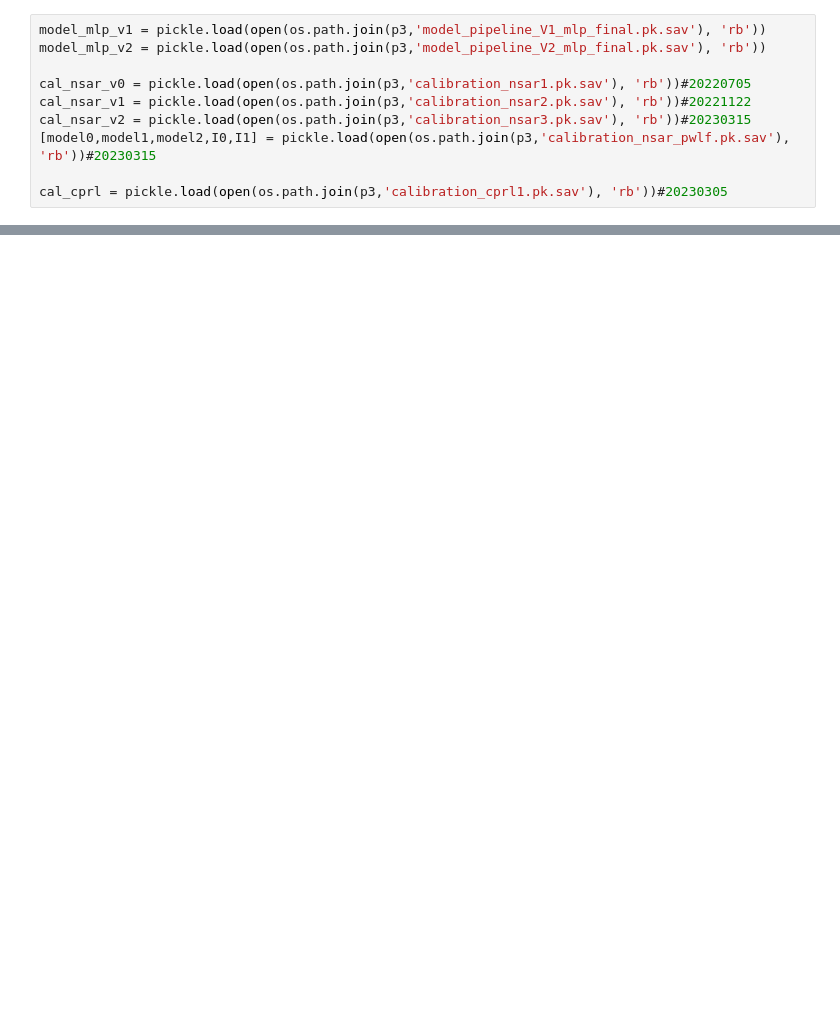
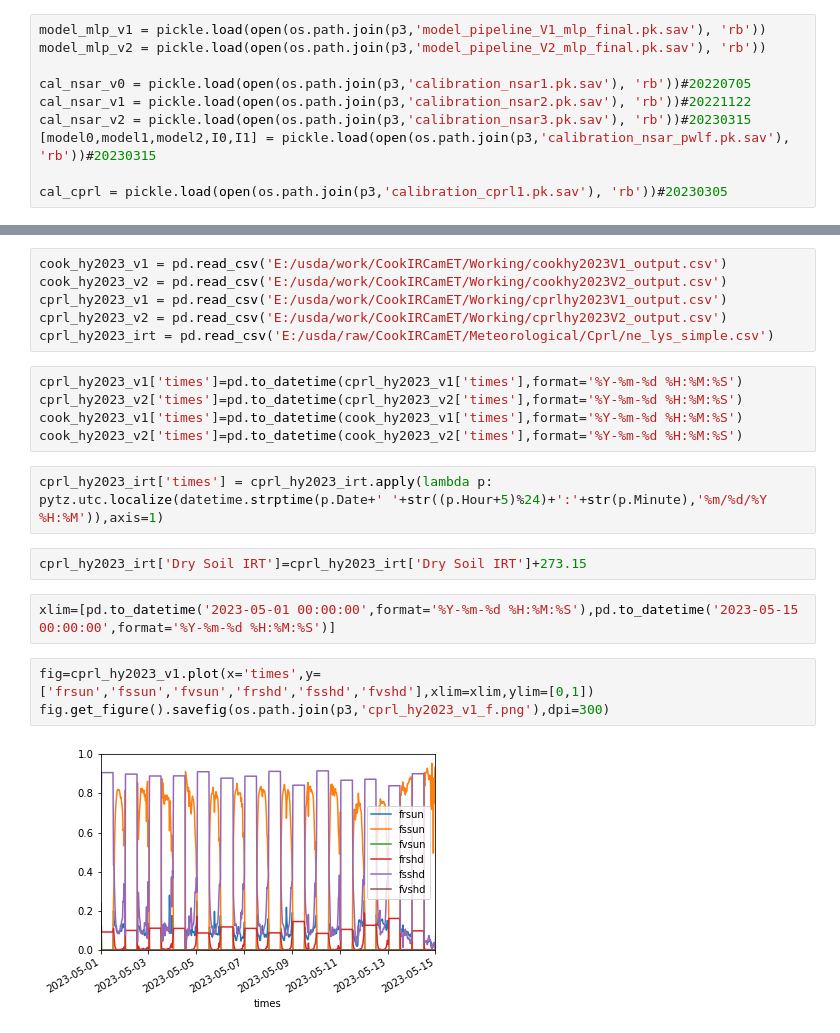
Before and after one commit to cafltar/CookIRCamET, a Jupyter notebook: label_imgs_paper.ipynb, the cells around one changed output, grey strips where cells are left out. Drawn from its saved outputs; the diff is of its cells as text; blank space fills up the shorter version.

```diff
--- a/label_imgs_paper.ipynb
+++ b/label_imgs_paper.ipynb
@@ -405,0 +373,22 @@ df.plot(x='times',y=['Trsun','Tssun','Tvsun','Trshd','Tsshd','Tvshd'],ylim=[240,
+# %%
+cook_hy2023_v1 = pd.read_csv('E:/usda/work/CookIRCamET/Working/cookhy2023V1_output.csv')
+cook_hy2023_v2 = pd.read_csv('E:/usda/work/CookIRCamET/Working/cookhy2023V2_output.csv')
+cprl_hy2023_v1 = pd.read_csv('E:/usda/work/CookIRCamET/Working/cprlhy2023V1_output.csv')
+cprl_hy2023_v2 = pd.read_csv('E:/usda/work/CookIRCamET/Working/cprlhy2023V2_output.csv')
+cprl_hy2023_irt = pd.read_csv('E:/usda/raw/CookIRCamET/Meteorological/Cprl/ne_lys_simple.csv')
+# %%
+cprl_hy2023_v1['times']=pd.to_datetime(cprl_hy2023_v1['times'],format='%Y-%m-%d %H:%M:%S')
+cprl_hy2023_v2['times']=pd.to_datetime(cprl_hy2023_v2['times'],format='%Y-%m-%d %H:%M:%S')
+cook_hy2023_v1['times']=pd.to_datetime(cook_hy2023_v1['times'],format='%Y-%m-%d %H:%M:%S')
+cook_hy2023_v2['times']=pd.to_datetime(cook_hy2023_v2['times'],format='%Y-%m-%d %H:%M:%S')
+# %%
+cprl_hy2023_irt['times'] = cprl_hy2023_irt.apply(lambda p: pytz.utc.localize(datetime.strptime(p.Date+' '+str((p.Hour+5)%24)+':'+str(p.Minute),'%m/%d/%Y %H:%M')),axis=1)
+# %%
+cprl_hy2023_irt['Dry Soil IRT']=cprl_hy2023_irt['Dry Soil IRT']+273.15
+# %%
+xlim=[pd.to_datetime('2023-05-01 00:00:00',format='%Y-%m-%d %H:%M:%S'),pd.to_datetime('2023-05-15 00:00:00',format='%Y-%m-%d %H:%M:%S')]
+# %%
+fig=cprl_hy2023_v1.plot(x='times',y=['frsun','fssun','fvsun','frshd','fsshd','fvshd'],xlim=xlim,ylim=[0,1])
+fig.get_figure().savefig(os.path.join(p3,'cprl_hy2023_v1_f.png'),dpi=300)
+# %% [output]
+[figure, added]
```
Also changed, not shown: parts of 16 cells of this notebook, 2 other files.
